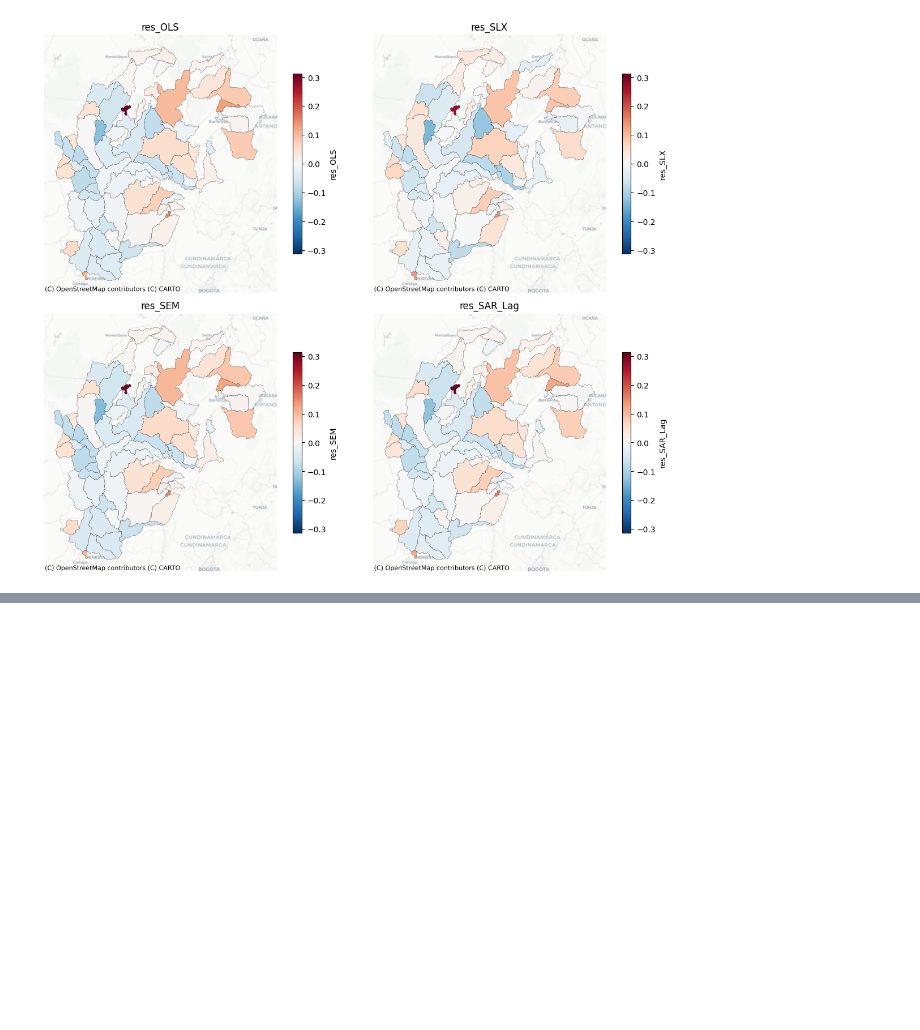
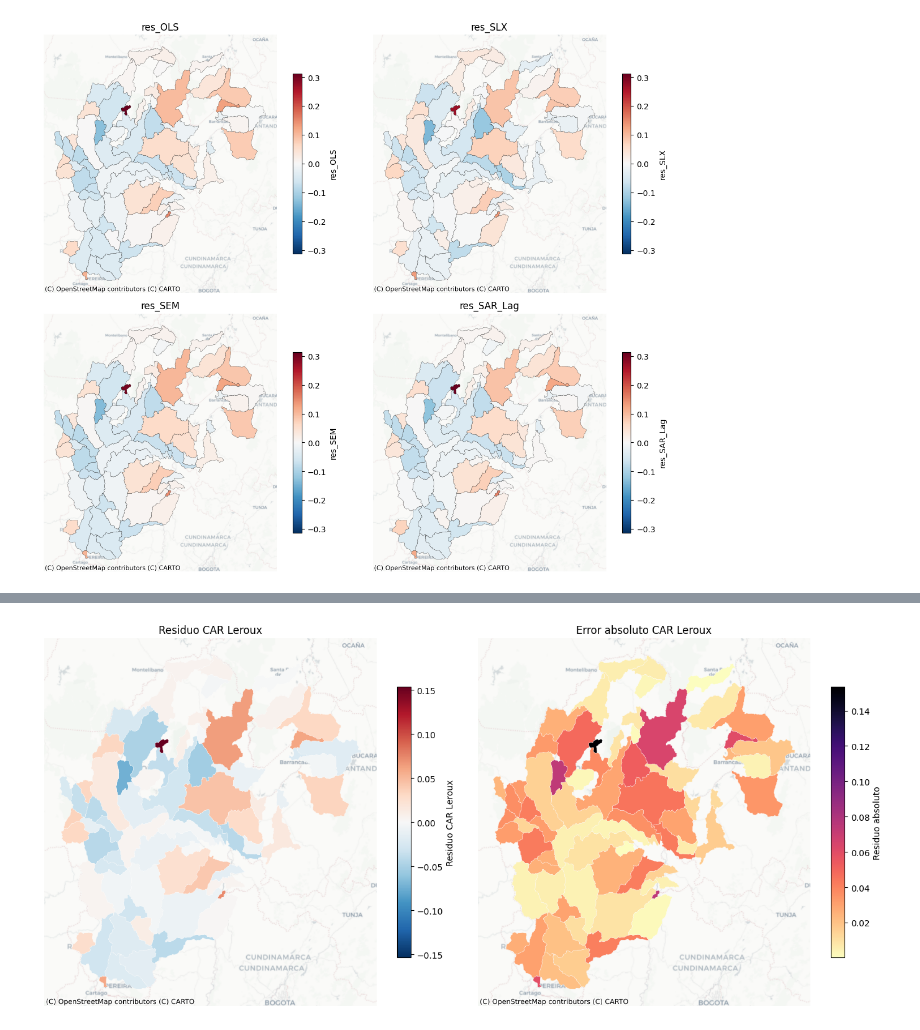
Before and after one commit to Damuraa/Geospatial-analysis, a Jupyter notebook: ejercicios/regresion_espacial.ipynb, the cells around one changed output, grey strips where cells are left out. Cells and saved outputs as stored; diff of their text form; code cells hidden in the pictures; blank space fills up the shorter version.

```diff
--- a/ejercicios/regresion_espacial.ipynb
+++ b/ejercicios/regresion_espacial.ipynb
@@ -442,0 +545,76 @@ carto\cuencas_sar_R.gpkg
+# %%
+# ============================================================
+# 3. MAPA DE RESIDUOS CAR LEROUX
+# ============================================================
+
+from matplotlib.colors import TwoSlopeNorm
+
+
+vmax_res = max(
+    abs(gdf_leroux["res_CAR_Leroux"].min()),
+    abs(gdf_leroux["res_CAR_Leroux"].max())
+)
+
+norm_res = TwoSlopeNorm(
+    vmin=-vmax_res,
+    vcenter=0,
+    vmax=vmax_res
+)
+
+fig, ax = plt.subplots(
+    1,
+    2,
+    figsize=(14, 7)
+)
+
+gdf_leroux.plot(
+    ax=ax[0],
+    column="res_CAR_Leroux",
+    cmap="RdBu_r",
+    norm=norm_res,
+    edgecolor="white",
+    linewidth=0.25,
+    legend=True,
+    legend_kwds={
+        "label": "Residuo CAR Leroux",
+        "orientation": "vertical",
+        "shrink": 0.65
+    }
+)
+
+ctx.add_basemap(
+    ax=ax[0],
+    source=ctx.providers.CartoDB.Positron,
+    crs=gdf_leroux.crs
+)
+
+gdf_leroux.plot(
+    ax=ax[1],
+    column="res_abs_CAR_Leroux",
+    cmap="magma_r",
+    edgecolor="white",
+    linewidth=0.25,
+    legend=True,
+    legend_kwds={
+        "label": "Residuo absoluto",
+        "orientation": "vertical",
+        "shrink": 0.65
+    }
+)
+
+ctx.add_basemap(
+    ax=ax[1],
+    source=ctx.providers.CartoDB.Positron,
+    crs=gdf_leroux.crs
+)
+
+ax[0].set_title("Residuo CAR Leroux")
+ax[1].set_title("Error absoluto CAR Leroux")
+
+for a in ax:
+    a.set_axis_off()
+
+plt.tight_layout()
+plt.show()
+# %% [output]
+[figure, added]
```
Also changed, not shown: parts of 6 cells of this notebook, 17 other files.
